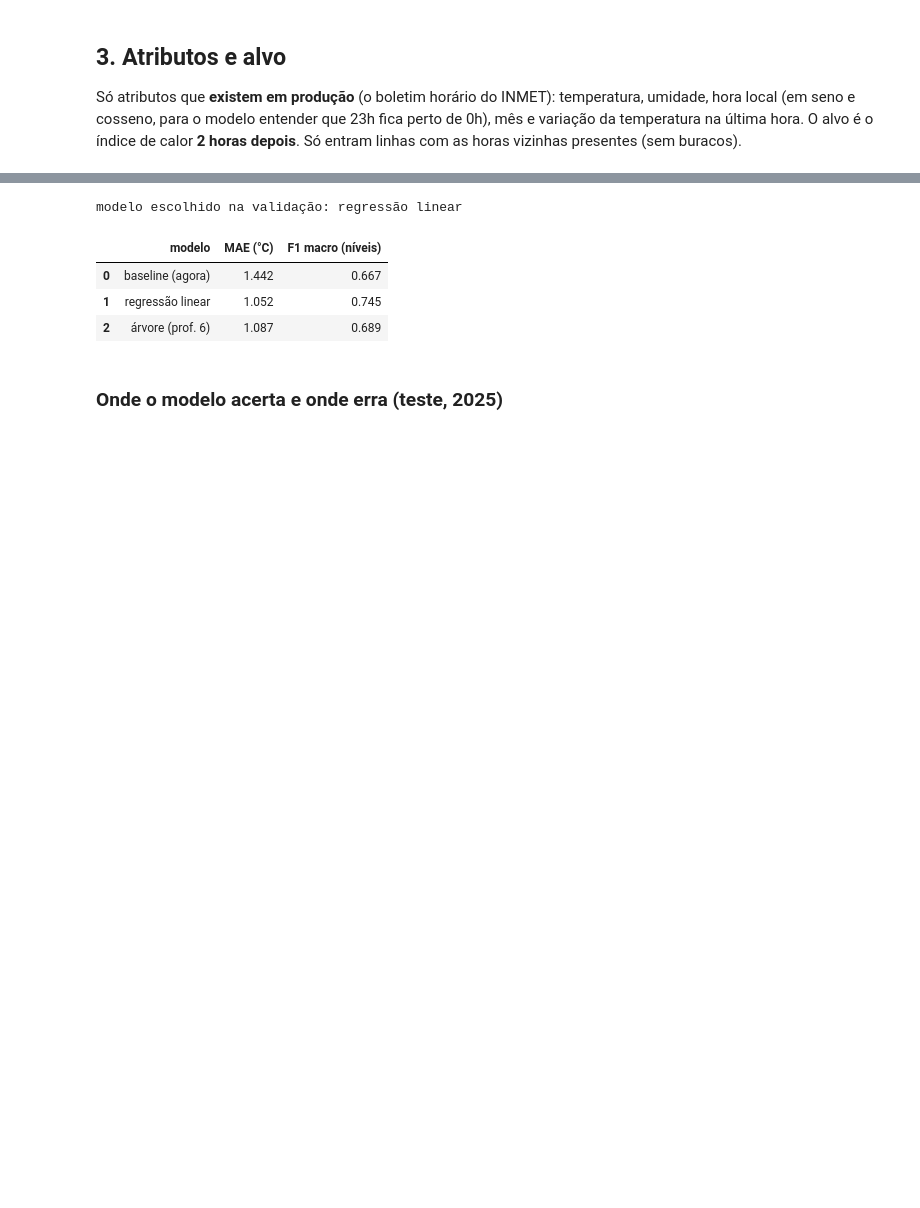
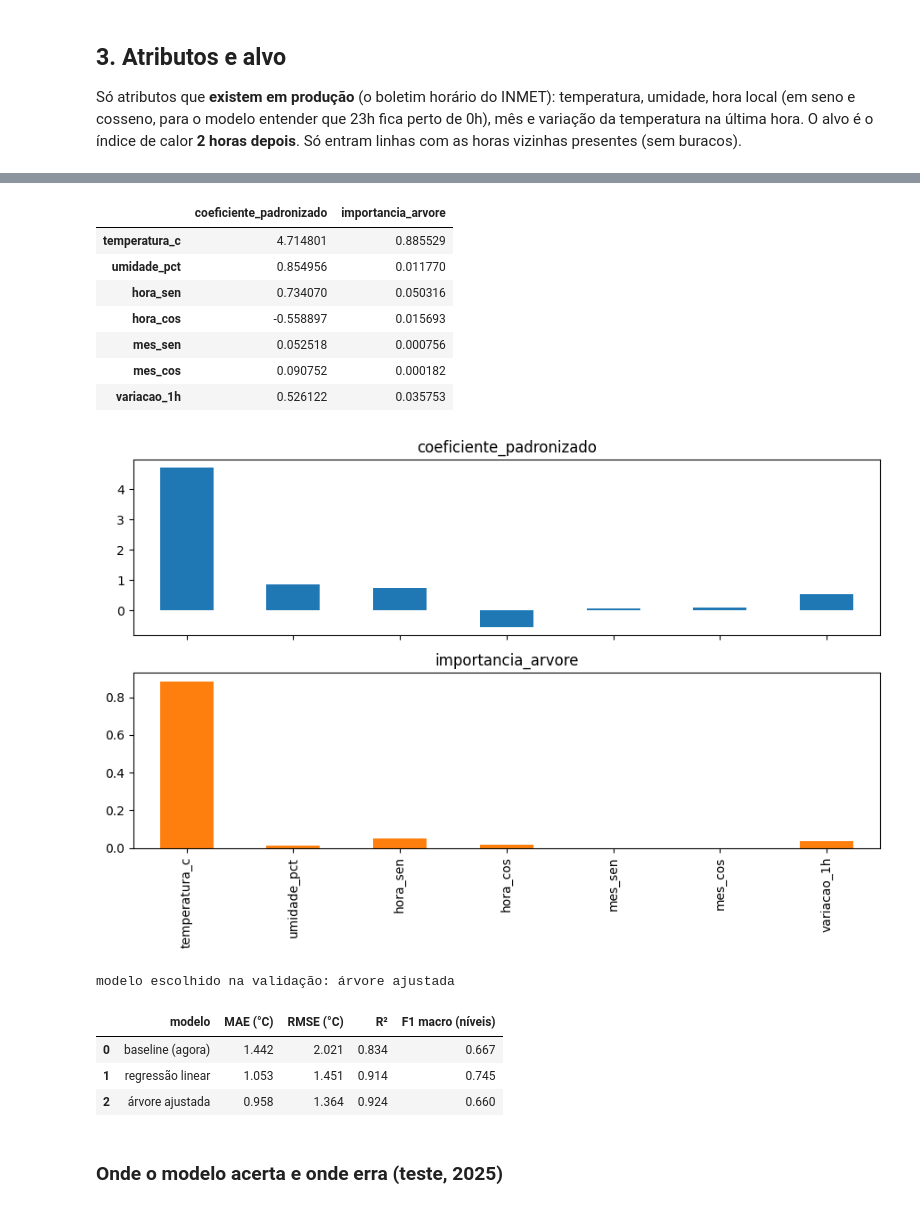
Before and after one commit to sbaecker2005/termometro-da-sala, a Jupyter notebook: ml/termometro_da_sala.ipynb, the cells around one changed output, grey strips where cells are left out. Cells and saved outputs as stored; diff of their text form; code cells hidden in the pictures; blank space fills up the shorter version.

```diff
--- a/ml/termometro_da_sala.ipynb
+++ b/ml/termometro_da_sala.ipynb
@@ -134,13 +273,30 @@ validacao
+# %%
+importancias = pd.DataFrame({'coeficiente_padronizado': linear.coef_ * treino[ATRIBUTOS].std(ddof=0),
+                              'importancia_arvore': arvore.feature_importances_}, index=ATRIBUTOS)
+display(importancias)
+importancias.plot.bar(subplots=True, figsize=(9, 6), legend=False)
+plt.tight_layout(); plt.show()
+# %% [output]
+|  | coeficiente_padronizado | importancia_arvore |
+| temperatura_c | 4.714801 | 0.885529 |
+| umidade_pct | 0.854956 | 0.011770 |
+| hora_sen | 0.734070 | 0.050316 |
+| hora_cos | -0.558897 | 0.015693 |
+| mes_sen | 0.052518 | 0.000756 |
+| mes_cos | 0.090752 | 0.000182 |
+| variacao_1h | 0.526122 | 0.035753 |
+[figure, added]
 # %%
 escolhido = validacao[validacao.modelo != 'baseline (agora)'].sort_values('MAE (°C)').iloc[0].modelo
 print('modelo escolhido na validação:', escolhido)
-resultado_teste = pd.DataFrame([avalia(n, f(teste), teste.alvo) for n, f in candidatos.items()])
+previsoes_teste = {n: f(teste) for n, f in candidatos.items()}
+resultado_teste = pd.DataFrame([avalia(n, p, teste.alvo) for n, p in previsoes_teste.items()])
 resultado_teste
 # %% [output]
-modelo escolhido na validação: regressão linear
+modelo escolhido na validação: árvore ajustada
-|  | modelo | MAE (°C) | F1 macro (níveis) |
-| 0 | baseline (agora) | 1.442 | 0.667 |
-| 1 | regressão linear | 1.052 | 0.745 |
-| 2 | árvore (prof. 6) | 1.087 | 0.689 |
+|  | modelo | MAE (°C) | RMSE (°C) | R² | F1 macro (níveis) |
+| 0 | baseline (agora) | 1.442 | 2.021 | 0.834 | 0.667 |
+| 1 | regressão linear | 1.053 | 1.451 | 0.914 | 0.745 |
+| 2 | árvore ajustada | 0.958 | 1.364 | 0.924 | 0.660 |
 # %% [markdown]
 ### Onde o modelo acerta e onde erra (teste, 2025)
```
Also changed, not shown: parts of 18 cells of this notebook, 7 other files.
